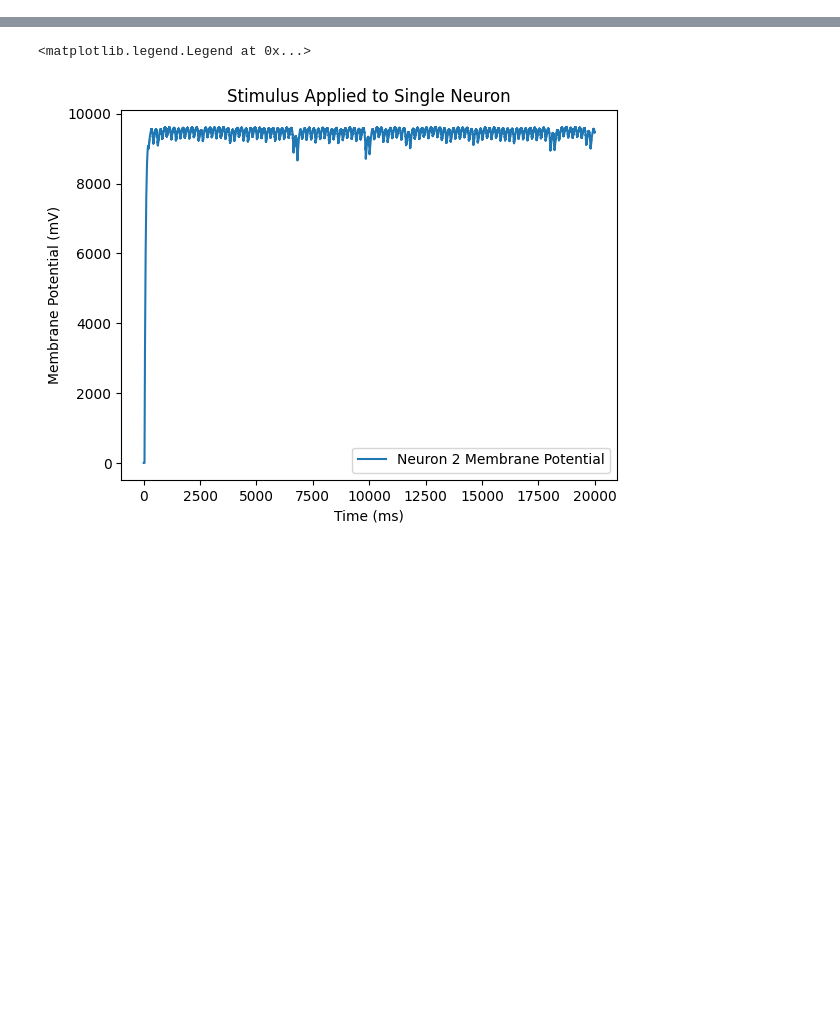
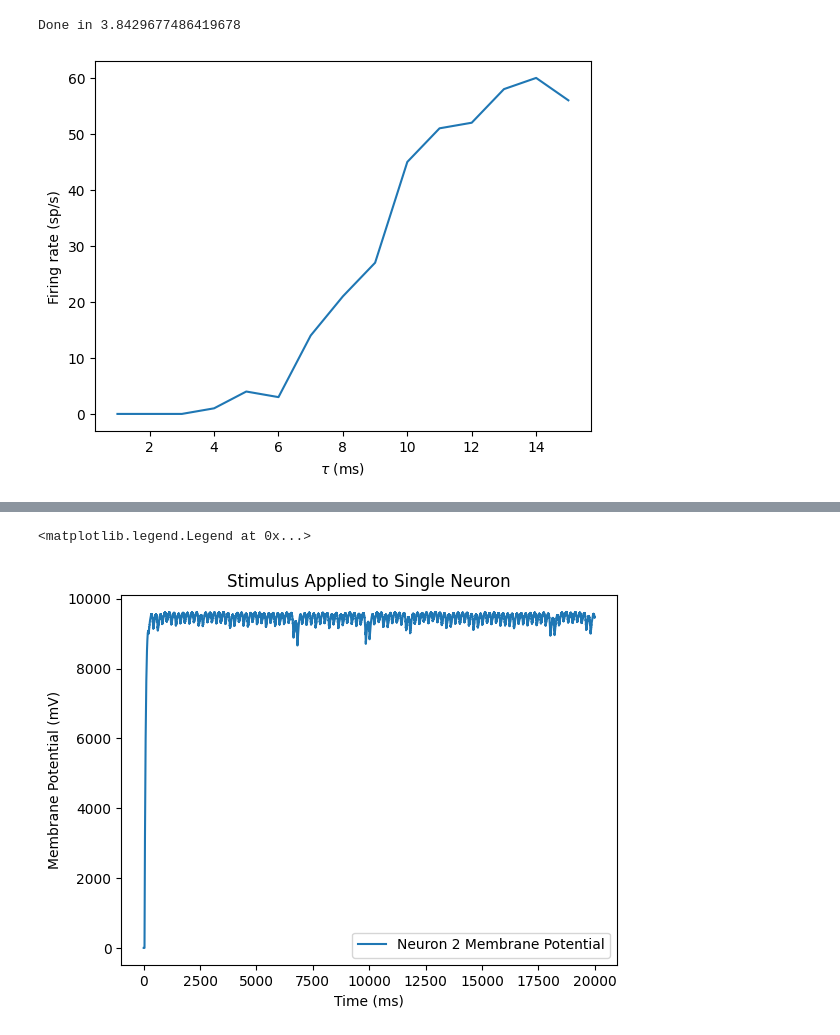
Before and after one commit to BrunoRovoletto/SerotoninSNN, a Jupyter notebook: predictive_coding_v1_gpu.ipynb, the cells around one changed output, grey strips where cells are left out. Cells and saved outputs as stored; diff of their text form; code cells hidden in the pictures; blank space fills up the shorter version.

```diff
--- a/predictive_coding_v1_gpu.ipynb
+++ b/predictive_coding_v1_gpu.ipynb
@@ -530,0 +4,62 @@ RuntimeError: Project run failed (project directory: /workspace/SerotoninSNN/cud
+# %%
+import numpy as np
+import matplotlib.pyplot as plt
+import brian2 as b2
+from time import time
+
+b2.set_device('cpp_standalone', build_on_run=False)
+
+class SimWrapper:
+    def __init__(self):
+        self.net = b2.Network()
+        P = b2.PoissonGroup(num_inputs, rates=input_rate)
+        eqs = """
+            dv/dt = -v/tau : 1
+            tau : second (constant)
+            """
+        G = b2.NeuronGroup(1, eqs, threshold='v>1', reset='v=0', method='euler', name='neuron')
+        S = b2.Synapses(P, G, on_pre='v += weight')
+        S.connect()
+        M = b2.SpikeMonitor(G, name='spike_monitor')
+        self.net.add([P, G, S, M])
+
+        self.net.run(1000 * b2.ms)
+
+        self.device = b2.get_device()
+        self.device.build(run=False, directory=None)  # compile the code, but don't run it yet
+
+    def do_run(self, tau_i):
+        # Workaround to set the device globally in this context
+        from brian2.devices import device_module
+        device_module.active_device = self.device
+
+        result_dir = f'result_{tau_i}'
+        self.device.run(run_args={self.net['neuron'].tau: tau_i},
+                        results_directory=result_dir)
+        return self.net["spike_monitor"].num_spikes/ b2.second
+
+
+if __name__ == "__main__":
+    start_time = time()
+    num_inputs = 100
+    input_rate = 10 * b2.Hz
+    weight = 0.1
+
+    npoints = 15
+    tau_range = np.linspace(1, 15, npoints) * b2.ms
+
+    sim = SimWrapper()
+
+    from multiprocessing import Pool
+    with Pool(npoints) as pool:
+        output_rates = pool.map(sim.do_run, tau_range)
+
+    print(f"Done in {time() - start_time}")
+
+    plt.plot(tau_range/b2.ms, output_rates)
+    plt.xlabel(r"$\tau$ (ms)")
+    plt.ylabel("Firing rate (sp/s)")
+    plt.show()
+# %% [output]
+Done in 3.8429677486419678
+[figure, added]
```
Also changed, not shown: parts of 17 cells of this notebook, 1 other file.
